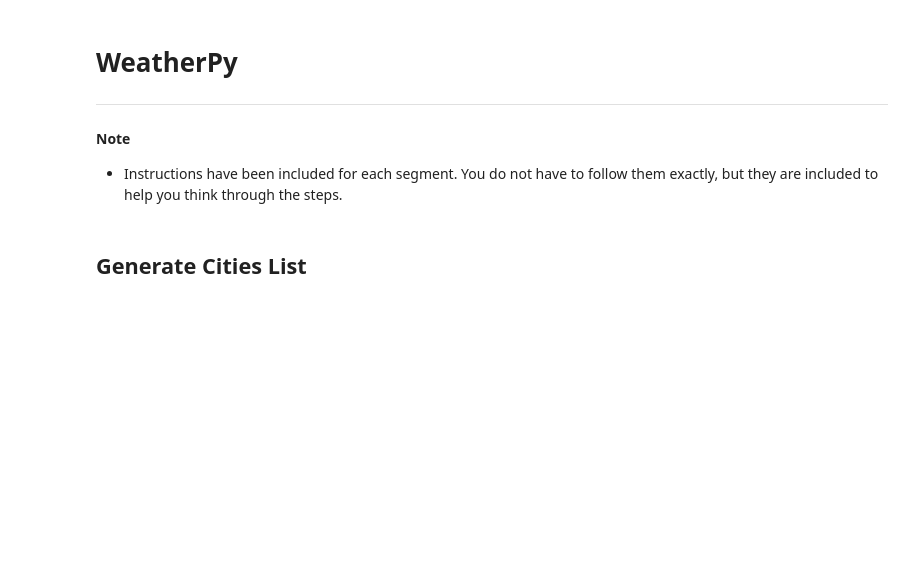
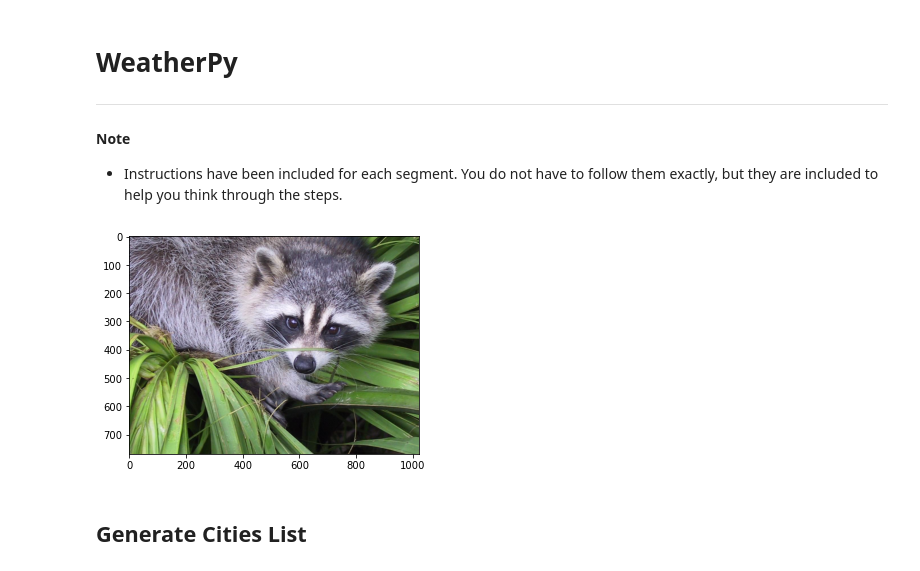
Before and after one commit to MorganTighe/APIsChallenge, a Jupyter notebook: Instructions/starter_code/WeatherPy.ipynb, the cells around one changed output. Saved outputs shown, nothing was run; the diff lists cells and outputs as text; code cells hidden in the pictures; blank space fills up the shorter version.

```diff
--- a/Instructions/starter_code/WeatherPy.ipynb
+++ b/Instructions/starter_code/WeatherPy.ipynb
@@ -4,5 +4,16 @@
 
 #### Note
 * Instructions have been included for each segment. You do not have to follow them exactly, but they are included to help you think through the steps.
+# %%
+#Searched something about citipy and came up with this Easter Egg - enjoy!
+
+from scipy import misc
+import matplotlib.pyplot as plt
+
+face = misc.face()
+plt.imshow(face)
+plt.show()
+# %% [output]
+[figure, added]
 # %%
 #Import dependencies
```
Also changed, not shown: parts of 27 cells of this notebook, 2 other files.
